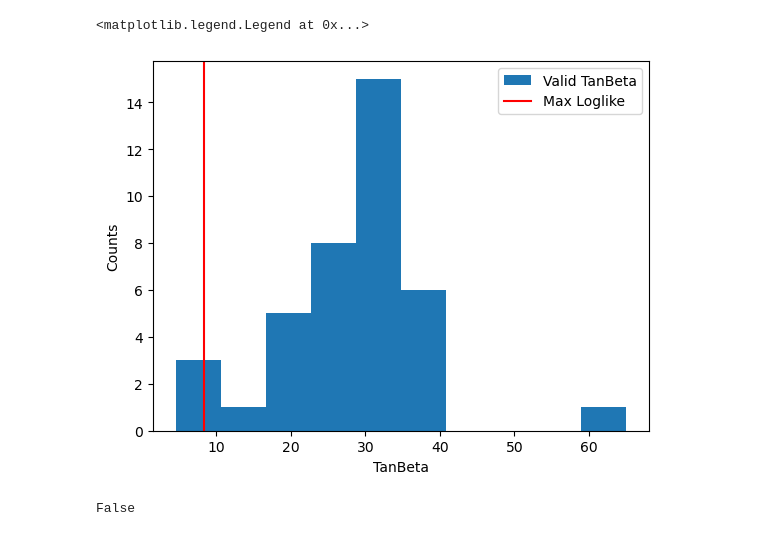
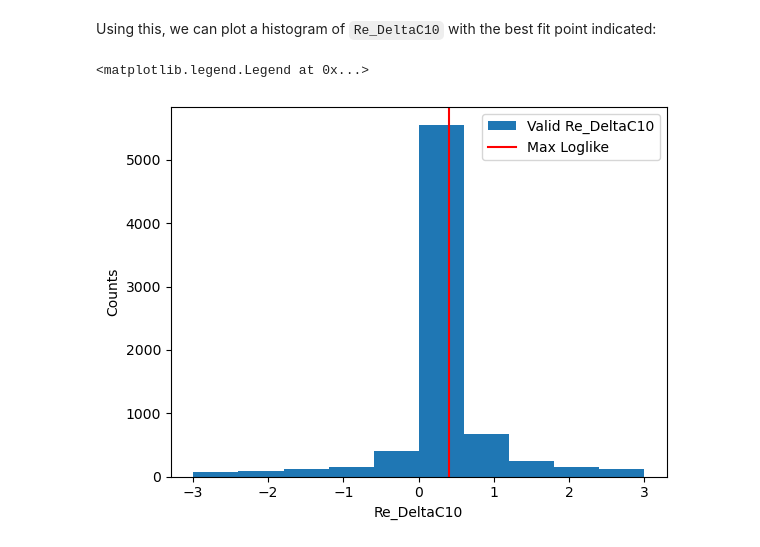
Before and after one commit to jwuerzinger/gambit_tutorial, a Jupyter notebook: test.ipynb, the cells around one changed output. Cells and saved outputs as stored; diff of their text form; code cells hidden in the pictures.

```diff
--- a/test.ipynb
+++ b/test.ipynb
@@ -38,0 +7,19 @@ Key: scanID_isvalid
+# %%
+import h5py
+import os
+
+# Open h5py file with scan results
+hdf = h5py.File(os.getcwd()+'/runs/WC_lite/samples/WC.hdf5', 'r')
+
+# Print top-level keys
+print("Keys: ", list(hdf.keys()))
+
+# Extract dataset with scan data
+dataset = hdf['WC']
+
+# Can e.g. loop over keys and print them:
+for key in dataset.keys():
+    print("Key:", key)
+
+# Can extract contents of dataset's entries with:
+print(dataset['LogLike'][:])
@@ -131,0 +116,9 @@ validlogs.loc[ validlogs['LogLike'].idxmax(), "#MSSM7atQ_parameters @MSSM7atQ::p
+# %%
+import numpy as np
+
+# Make new column in dataframe:
+validlogs['ProfLikeRatio'] = np.exp( (validlogs['LogLike']-validlogs['LogLike'].max()))
+
+# plot:
+plt.plot(validlogs['ProfLikeRatio'], label = 'Profile Likelihood Ratio')
+plt.legend()
@@ -132,20 +128,15 @@ validlogs.loc[ validlogs['LogLike'].idxmax(), "#MSSM7atQ_parameters @MSSM7atQ::p
+# %% [markdown]
+Using this, we can plot a histogram of `Re_DeltaC10` with the best fit point indicated:
 # %%
 fig, ax = plt.subplots()
-ax.hist(validlogs["#MSSM7atQ_parameters @MSSM7atQ::primary_parameters::TanBeta"], label = 'Valid TanBeta')
-ax.axvline(x=validlogs.loc[ validlogs['LogLike'].idxmin(),
-                           "#MSSM7atQ_parameters @MSSM7atQ::primary_parameters::TanBeta"],
+ax.hist(validlogs["#WC_parameters @WC::primary_parameters::Re_DeltaC10"], label = 'Valid Re_DeltaC10')
+ax.axvline(x=validlogs.loc[ validlogs['ProfLikeRatio'].idxmax(),
+                           "#WC_parameters @WC::primary_parameters::Re_DeltaC10"],
                             c='r',
                             label = 'Max Loglike')
-ax.set_xlabel('TanBeta')
+ax.set_xlabel('Re_DeltaC10')
 ax.set_ylabel('Counts')
 ax.legend()
 # %% [output]
 <matplotlib.legend.Legend at 0x...>
-[figure, old version]
+[figure, new version]
-# %%
-import numpy as np
-
-np.any(validlogs["#MSSM7atQ_parameters @MSSM7atQ::primary_parameters::TanBeta_isvalid"] == 0)
-# One "isvalid" seems to be enough!
-# %% [output]
-False
```
Also changed, not shown: parts of 27 cells of this notebook, 1 other file.
